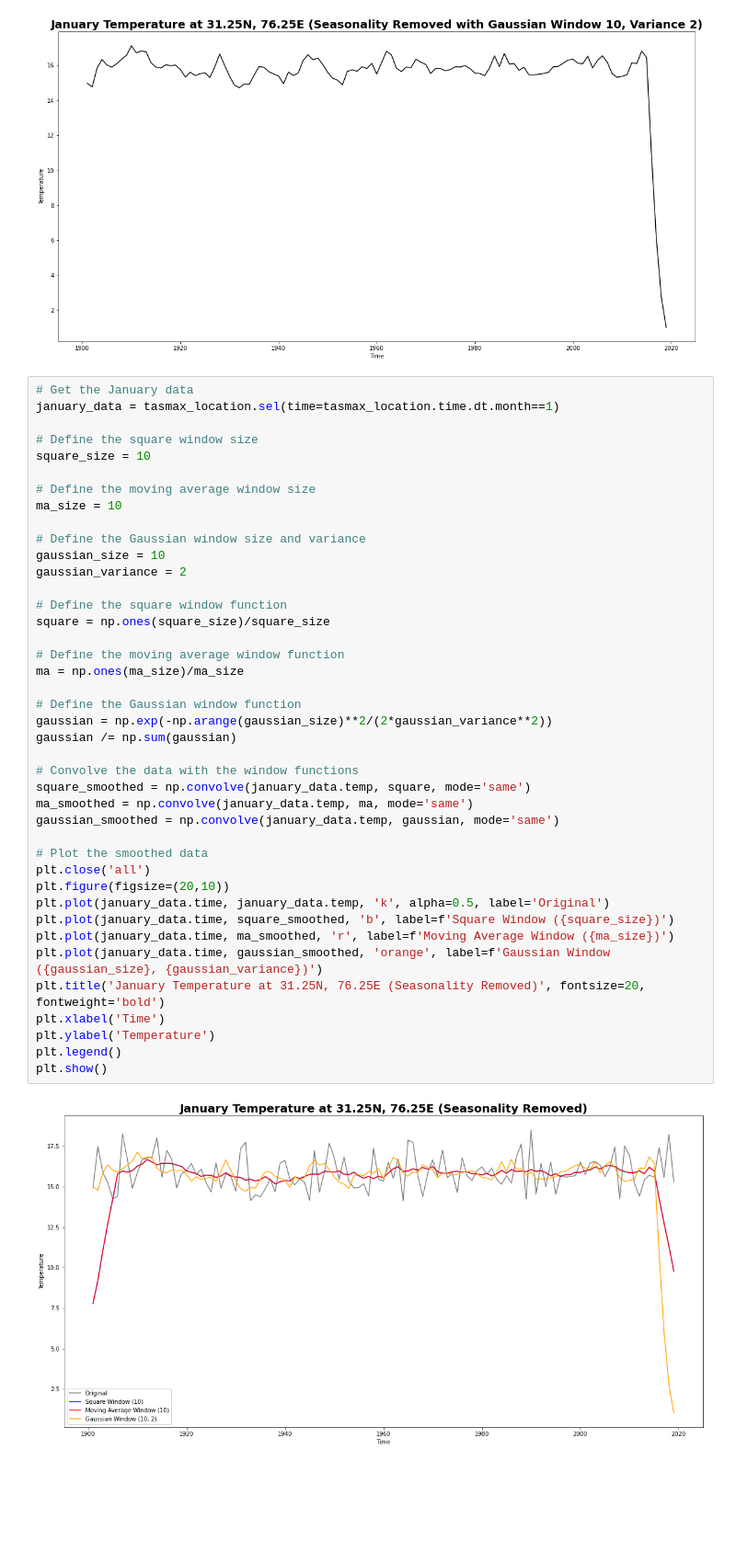
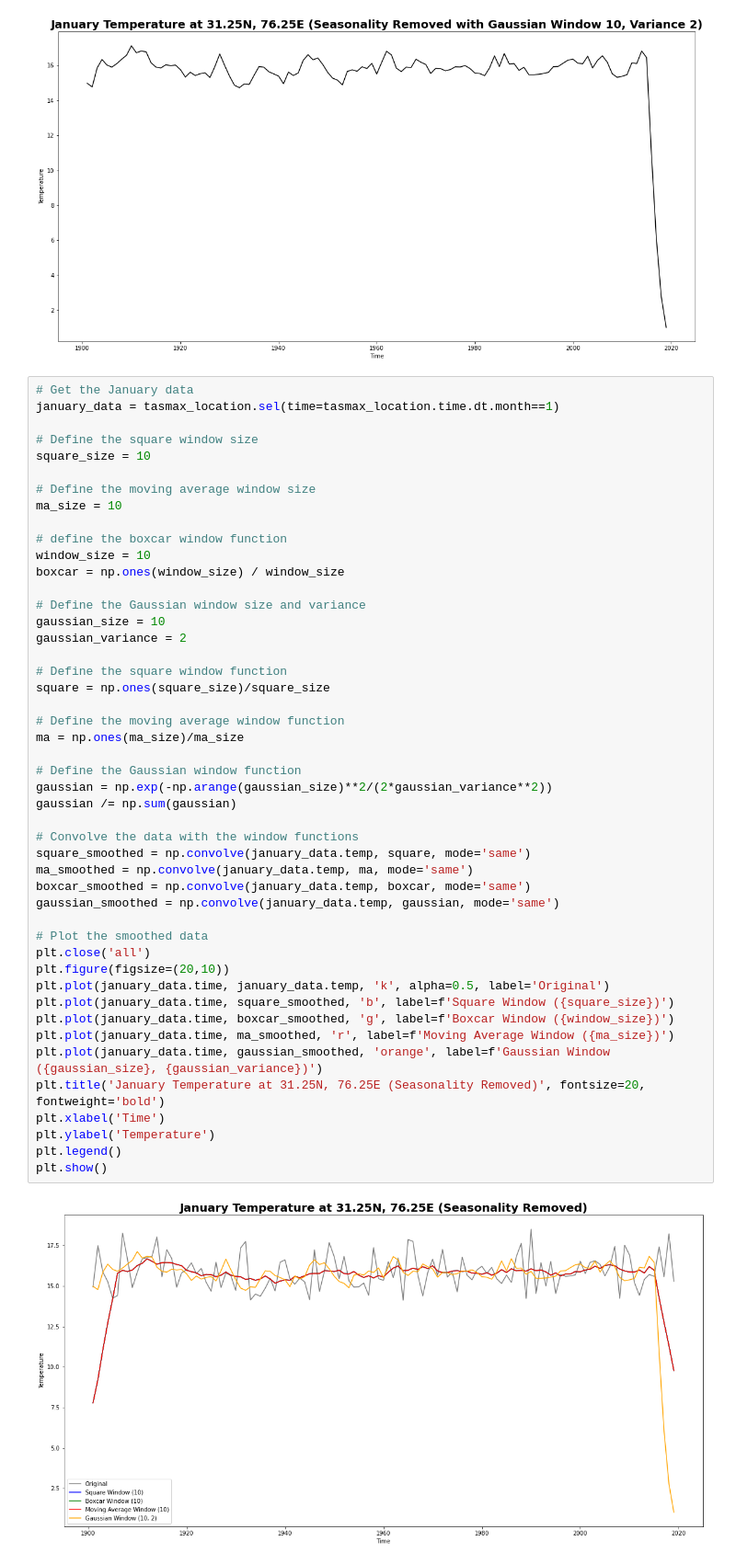
Before and after one commit to alliajagbe/time-series, a Jupyter notebook: timedata2.ipynb, the cells around one changed output. Shown at 92% size. Cells and saved outputs as stored; diff of their text form; blank space fills up the shorter version.

```diff
--- a/timedata2.ipynb
+++ b/timedata2.ipynb
@@ -233,37 +233,43 @@ square_size = 10
 
 # Define the moving average window size
 ma_size = 10
+
+# define the boxcar window function
+window_size = 10
+boxcar = np.ones(window_size) / window_size
 
 # Define the Gaussian window size and variance
 gaussian_size = 10
 gaussian_variance = 2
 
 # Define the square window function
 square = np.ones(square_size)/square_size
 
 # Define the moving average window function
 ma = np.ones(ma_size)/ma_size
 
 # Define the Gaussian window function
 gaussian = np.exp(-np.arange(gaussian_size)**2/(2*gaussian_variance**2))
 gaussian /= np.sum(gaussian)
 
 # Convolve the data with the window functions
 square_smoothed = np.convolve(january_data.temp, square, mode='same')
 ma_smoothed = np.convolve(january_data.temp, ma, mode='same')
+boxcar_smoothed = np.convolve(january_data.temp, boxcar, mode='same')
 gaussian_smoothed = np.convolve(january_data.temp, gaussian, mode='same')
 
 # Plot the smoothed data
 plt.close('all')
 plt.figure(figsize=(20,10))
 plt.plot(january_data.time, january_data.temp, 'k', alpha=0.5, label='Original')
 plt.plot(january_data.time, square_smoothed, 'b', label=f'Square Window ({square_size})')
+plt.plot(january_data.time, boxcar_smoothed, 'g', label=f'Boxcar Window ({window_size})')
 plt.plot(january_data.time, ma_smoothed, 'r', label=f'Moving Average Window ({ma_size})')
 plt.plot(january_data.time, gaussian_smoothed, 'orange', label=f'Gaussian Window ({gaussian_size}, {gaussian_variance})')
 plt.title('January Temperature at 31.25N, 76.25E (Seasonality Removed)', fontsize=20, fontweight='bold')
 plt.xlabel('Time')
 plt.ylabel('Temperature')
 plt.legend()
 plt.show()
 # %% [output]
-[figure, old version]
+[figure, new version]
```
